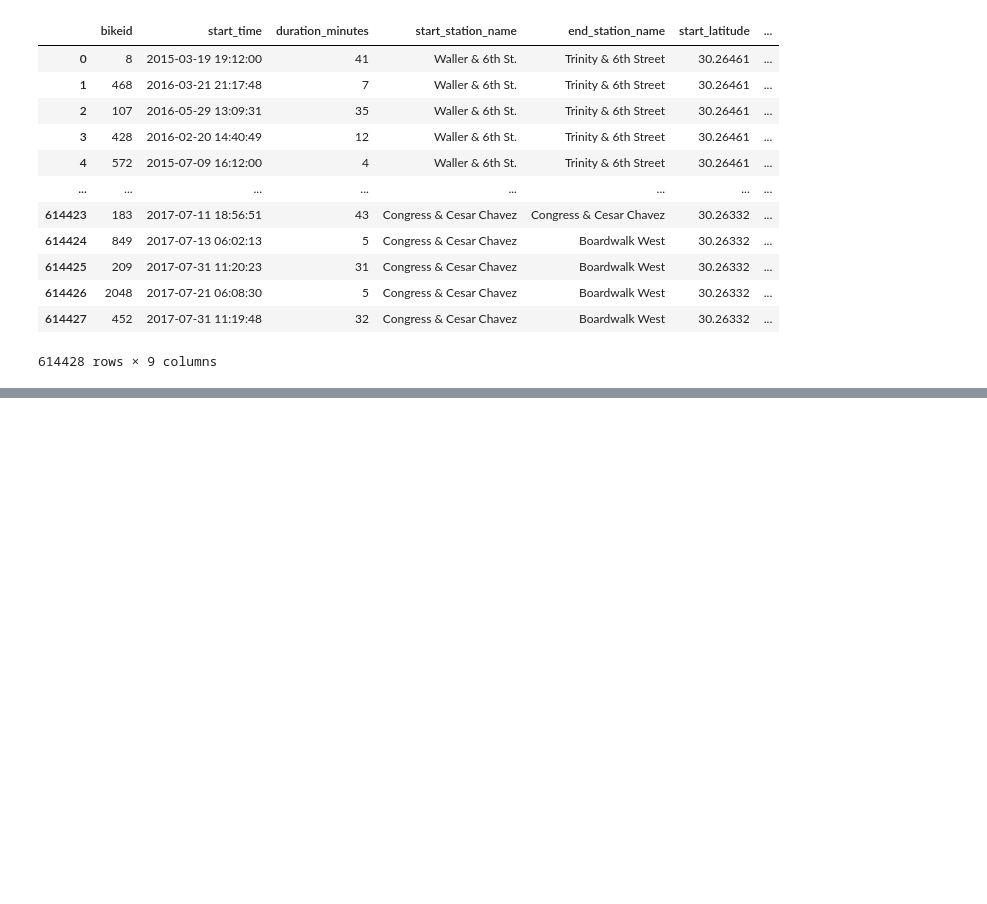
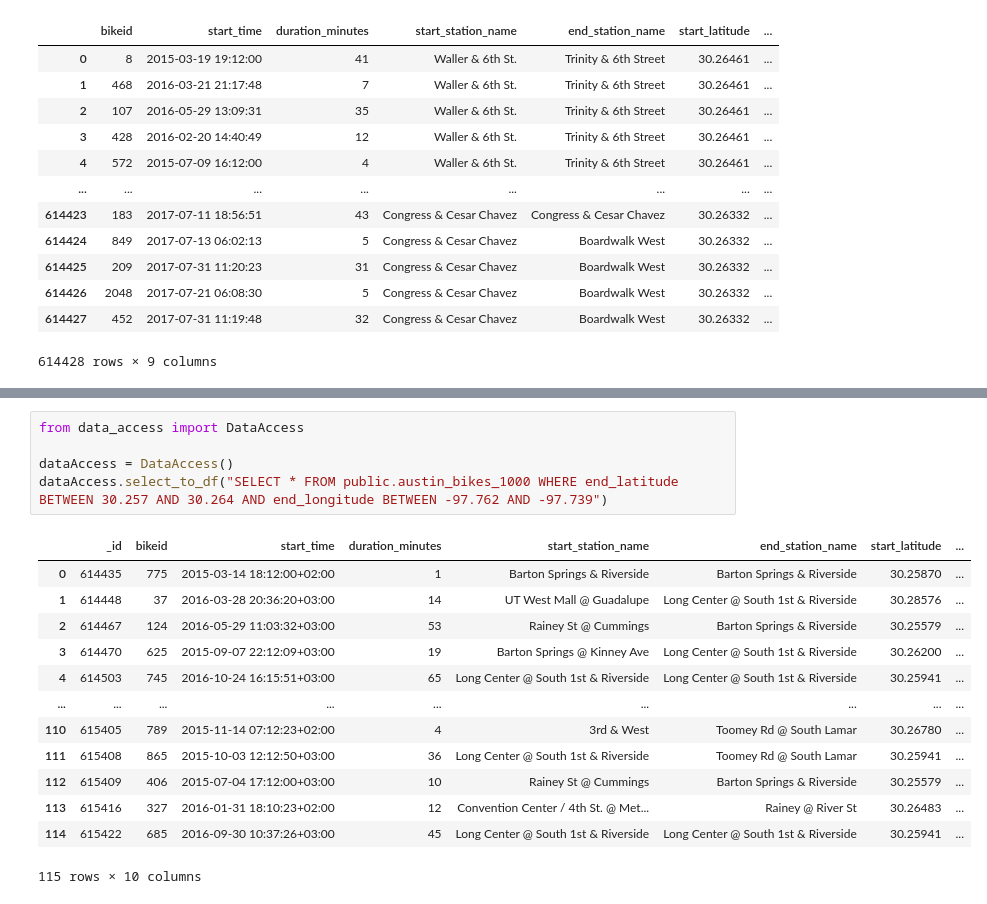
Before and after one commit to GalZeevi/HARLM, a Jupyter notebook: demo.ipynb, the cells around one changed output, grey strips where cells are left out. Saved outputs shown, nothing was run; the diff lists cells and outputs as text; blank space fills up the shorter version.

```diff
--- a/demo.ipynb
+++ b/demo.ipynb
@@ -99,0 +112,19 @@ pd.DataFrame(sample)
+# %%
+from data_access import DataAccess
+
+dataAccess = DataAccess()
+dataAccess.select_to_df("SELECT * FROM public.austin_bikes_1000 WHERE end_latitude BETWEEN 30.257 AND 30.264 AND end_longitude BETWEEN -97.762 AND -97.739")
+# %% [output]
+|  | _id | bikeid | start_time | duration_minutes | start_station_name | end_station_name | start_latitude | ... |
+| 0 | 614435 | 775 | 2015-03-14 18:12:00+02:00 | 1 | Barton Springs & Riverside | Barton Springs & Riverside | 30.25870 | ... |
+| 1 | 614448 | 37 | 2016-03-28 20:36:20+03:00 | 14 | UT West Mall @ Guadalupe | Long Center @ South 1st & Riverside | 30.28576 | ... |
+| 2 | 614467 | 124 | 2016-05-29 11:03:32+03:00 | 53 | Rainey St @ Cummings | Barton Springs & Riverside | 30.25579 | ... |
+| 3 | 614470 | 625 | 2015-09-07 22:12:09+03:00 | 19 | Barton Springs @ Kinney Ave | Long Center @ South 1st & Riverside | 30.26200 | ... |
+| 4 | 614503 | 745 | 2016-10-24 16:15:51+03:00 | 65 | Long Center @ South 1st & Riverside | Long Center @ South 1st & Riverside | 30.25941 | ... |
+| ... | ... | ... | ... | ... | ... | ... | ... | ... |
+| 110 | 615405 | 789 | 2015-11-14 07:12:23+02:00 | 4 | 3rd & West | Toomey Rd @ South Lamar | 30.26780 | ... |
+| 111 | 615408 | 865 | 2015-10-03 12:12:50+03:00 | 36 | Long Center @ South 1st & Riverside | Toomey Rd @ South Lamar | 30.25941 | ... |
+| 112 | 615409 | 406 | 2015-07-04 17:12:00+03:00 | 10 | Rainey St @ Cummings | Barton Springs & Riverside | 30.25579 | ... |
+| 113 | 615416 | 327 | 2016-01-31 18:10:23+02:00 | 12 | Convention Center / 4th St. @ Met... | Rainey @ River St | 30.26483 | ... |
+| 114 | 615422 | 685 | 2016-09-30 10:37:26+03:00 | 45 | Long Center @ South 1st & Riverside | Long Center @ South 1st & Riverside | 30.25941 | ... |
+115 rows × 10 columns
```
Also changed, not shown: parts of 4 cells of this notebook, 9 other files.
